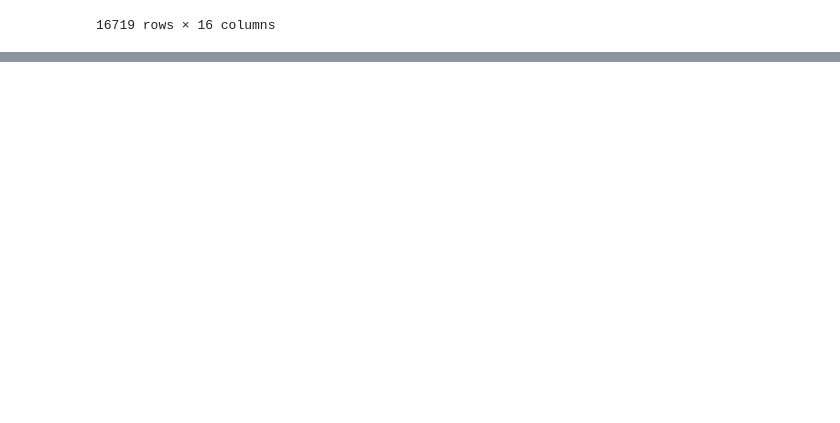
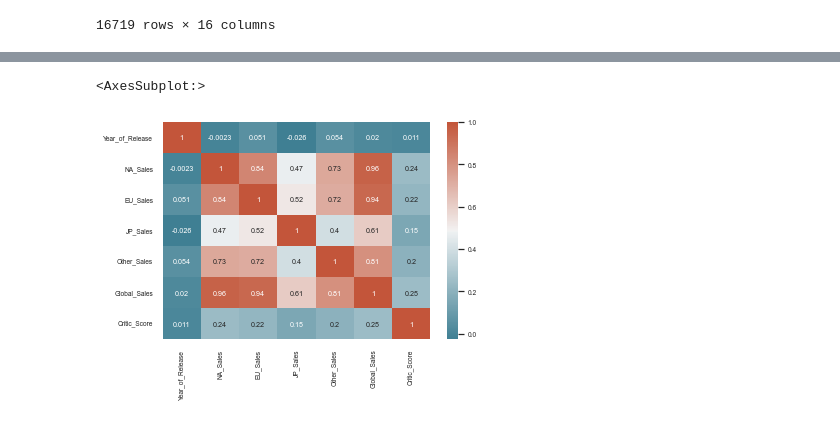
Before and after one commit to ubco-W2022T1-cosc301/project-group22, a Jupyter notebook: notebooks/analysis1.ipynb, the cells around one changed output, grey strips where cells are left out. Cells and saved outputs as stored; diff of their text form; code cells hidden in the pictures; blank space fills up the shorter version.

```diff
--- a/notebooks/analysis1.ipynb
+++ b/notebooks/analysis1.ipynb
@@ -7,7 +13,7 @@ Briefly describe your research question or interests here.
 # %%
 import pandas as pd
-e = pd.read_csv('../data/raw/Video_Games.csv');
-e
+d = pd.read_csv('../data/raw/Video_Games.csv');
+d
 # %% [output]
 |  | Name | Platform | Year_of_Release | Genre | Publisher | NA_Sales | EU_Sales | JP_Sales | Other_Sales | ... |
 | 0 | Wii Sports | Wii | 2006.0 | Sports | Nintendo | 41.36 | 28.96 | 3.77 | 8.45 | ... |
@@ -24,0 +34,14 @@ e
+# %%
+import numpy as np
+import pandas as pd
+import matplotlib.pylab as plt
+import seaborn as sns#Understanding my variables
+df_cleaned = d.copy()
+df_cleaned = df_cleaned.copy().drop(['Critic_Count','User_Score','Rating','User_Count'], axis=1)
+df_cleaned = df_cleaned.dropna(axis=0)
+df_cleaned = df_cleaned[df_cleaned['NA_Sales'] >= 0]
+df_cleaned = df_cleaned[df_cleaned['EU_Sales'] >= 0]
+df_cleaned = df_cleaned[df_cleaned['JP_Sales'] >= 0]
+df_cleaned = df_cleaned[df_cleaned['Other_Sales'] >= 0]
+
+df_cleaned
@@ -24,0 +62,6 @@ e
+# %%
+corr = df_cleaned.corr()# plot the heatmap
+sns.heatmap(corr, xticklabels=corr.columns, yticklabels=corr.columns, annot=True, cmap=sns.diverging_palette(220, 20, as_cmap=True))
+# %% [output]
+<AxesSubplot:>
+[figure, added]
```
Also changed, not shown: parts of 15 cells of this notebook, 3 other files.
